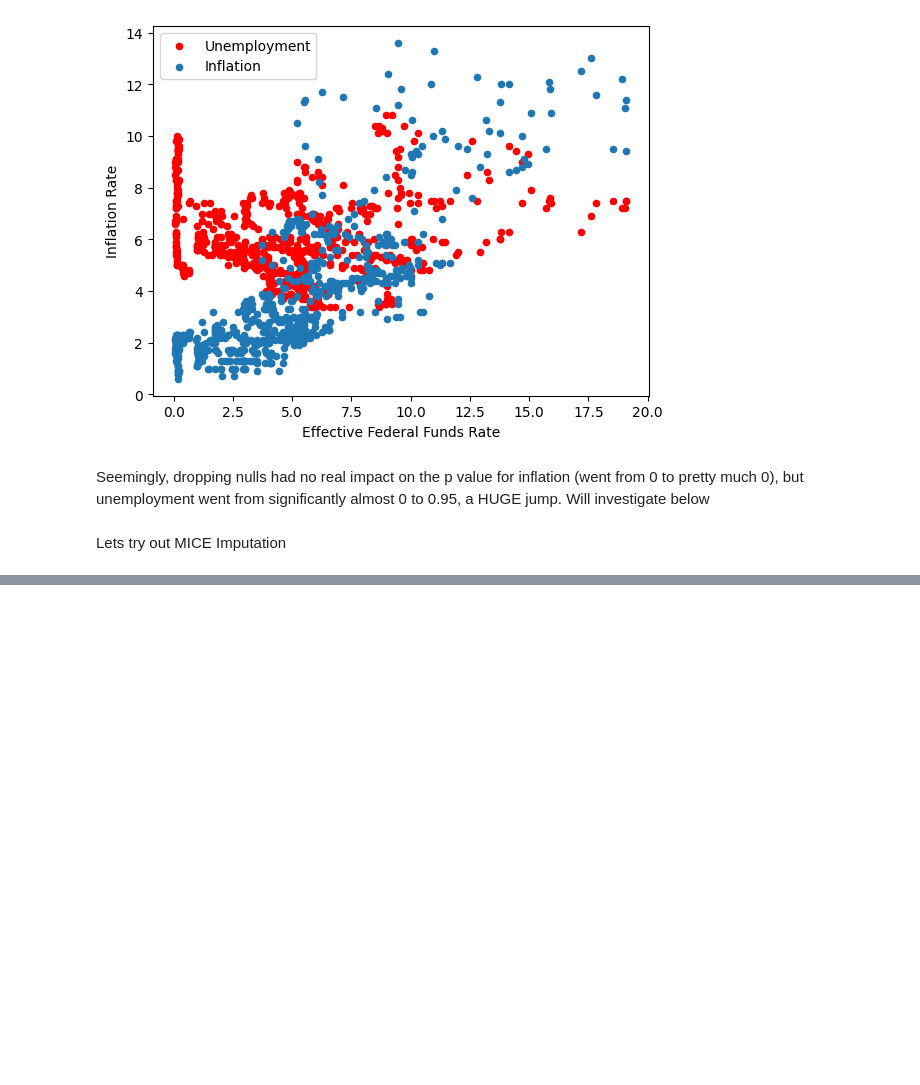
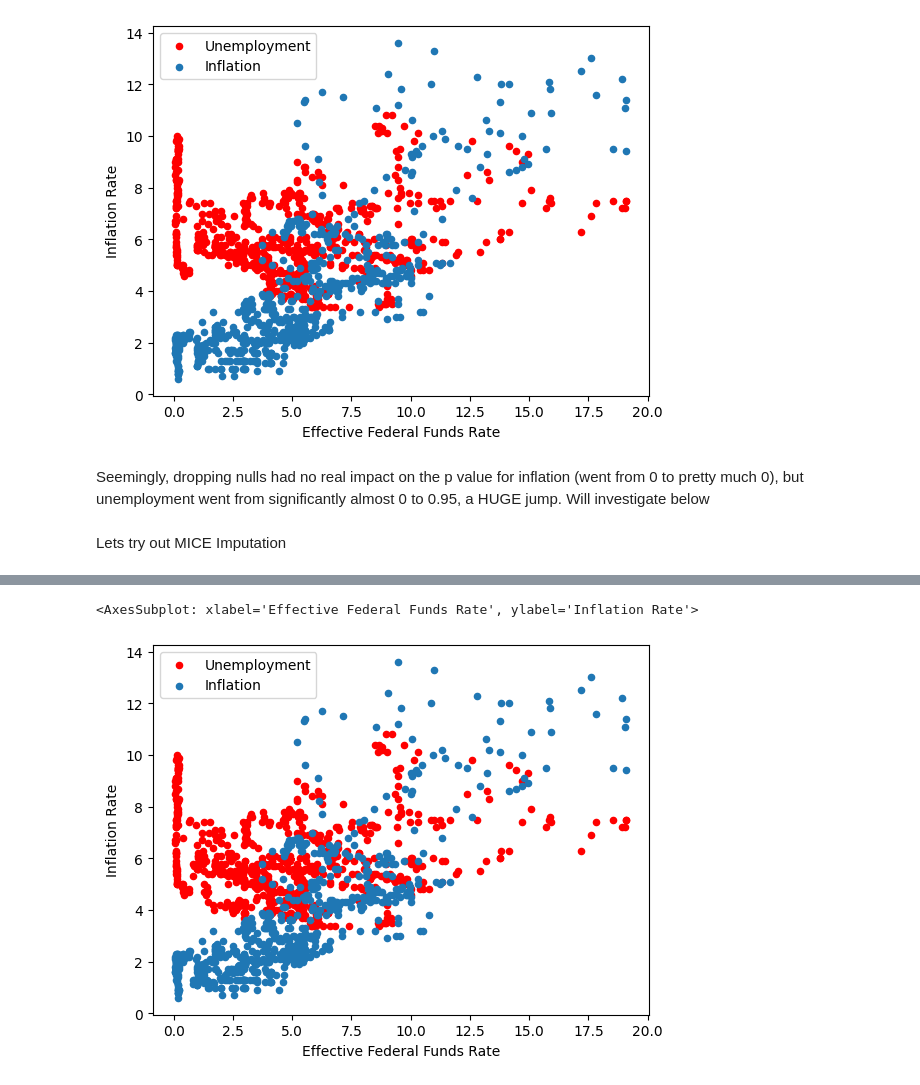
Before and after one commit to MosheKash/CMSC320FinalProject, a Jupyter notebook: Final_Project.ipynb, the cells around one changed output, grey strips where cells are left out. Cells and saved outputs as stored; diff of their text form; code cells hidden in the pictures; blank space fills up the shorter version.

```diff
--- a/Final_Project.ipynb
+++ b/Final_Project.ipynb
@@ -297,0 +363,6 @@ Lets try out MICE Imputation
+# %%
+ax = fed_mice_df.plot.scatter(x='Effective Federal Funds Rate',y='Unemployment Rate',color='red',label='Unemployment',legend=True)
+fed_mice_df.plot.scatter(x='Effective Federal Funds Rate',y='Inflation Rate',label='Inflation',legend=True,ax=ax)
+# %% [output]
+<AxesSubplot: xlabel='Effective Federal Funds Rate', ylabel='Inflation Rate'>
+[figure, added]
```
Also changed, not shown: parts of 4 cells of this notebook.
